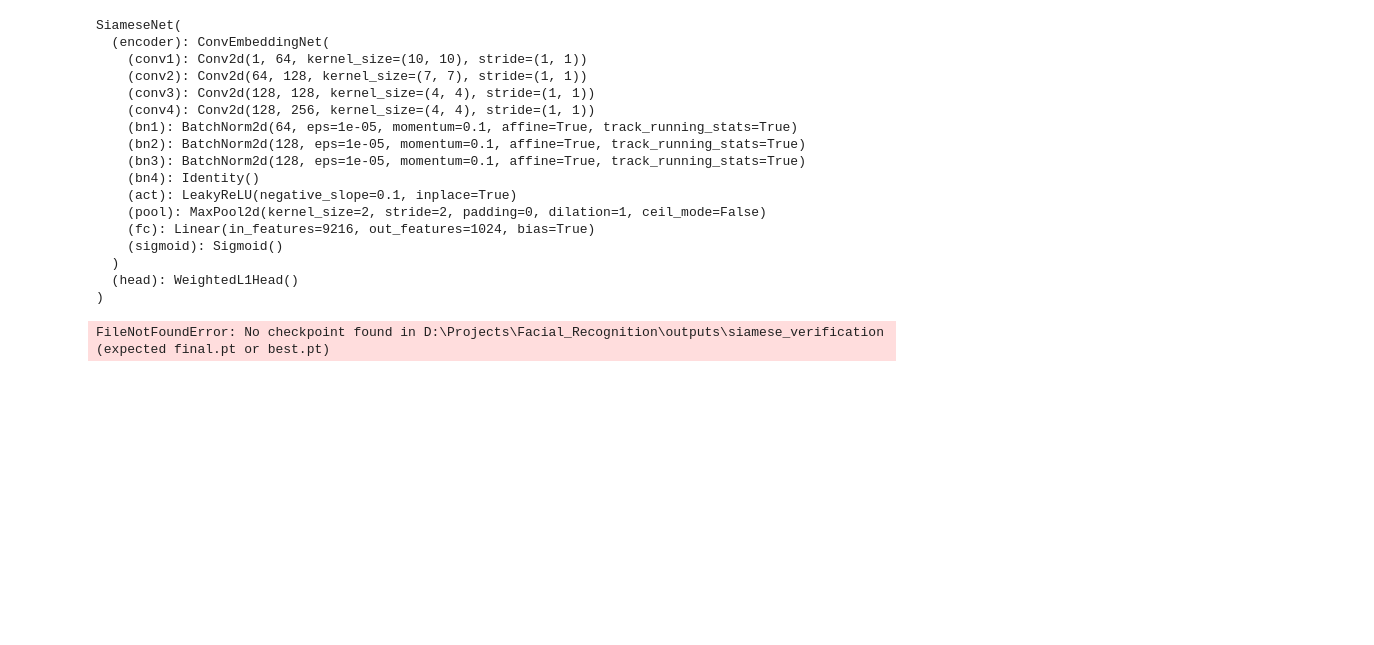
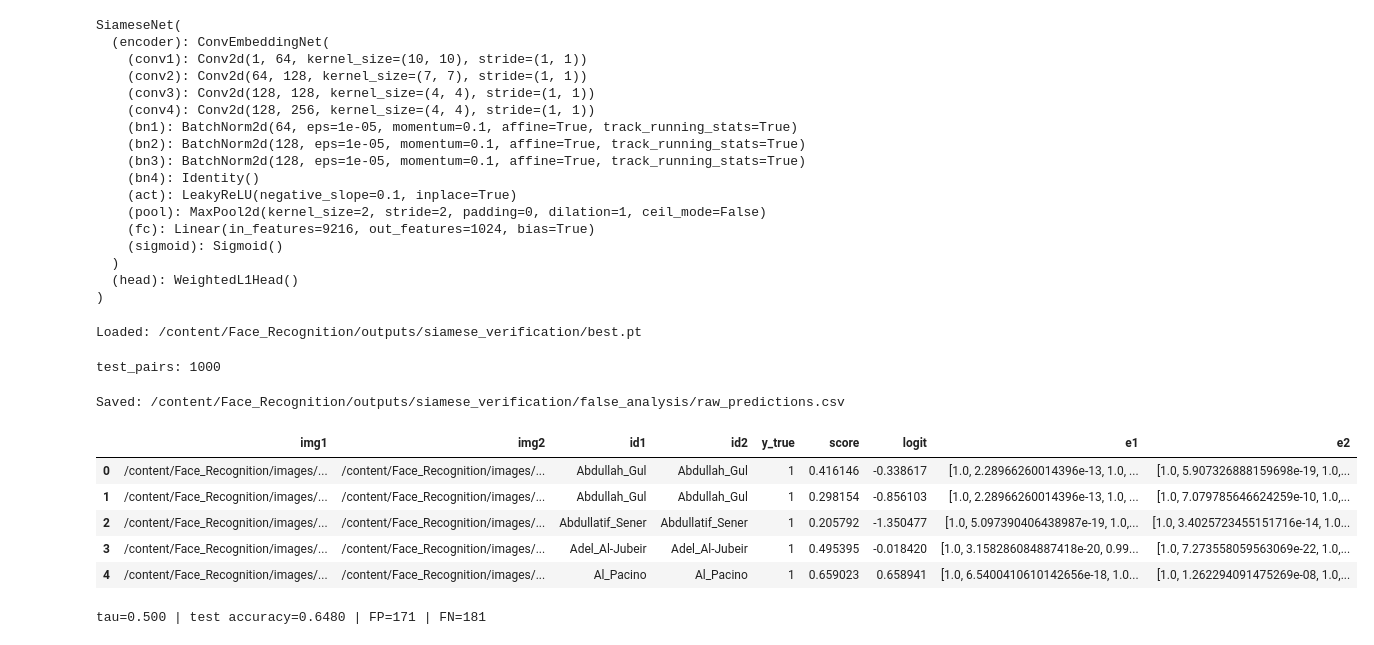
Before and after one commit to yehonatan768/Facial_Recognition, a Jupyter notebook: notebooks/False_Anlysis.ipynb, the cells around one changed output. Cells and saved outputs as stored; diff of their text form; code cells hidden in the pictures; blank space fills up the shorter version.

```diff
--- a/notebooks/False_Anlysis.ipynb
+++ b/notebooks/False_Anlysis.ipynb
@@ -71,9 +110,6 @@ import matplotlib.pyplot as plt
 # -------------------------
 # Set these
 # -------------------------
-PROJECT_ROOT = Path.cwd().resolve().parents[0]
+PROJECT_ROOT = Path.cwd().resolve()
 OUTPUTS_ROOT = PROJECT_ROOT / "outputs"
 EXP_NAME = None
-
-device = torch.device("cuda" if torch.cuda.is_available() else "cpu")
-device
@@ -191,7 +225,7 @@ ckpt = torch.load(ckpt_path, map_location=device)
 model.load_state_dict(ckpt["model"], strict=True)
 print("Loaded:", ckpt_path)
 # %% [output]
-FileNotFoundError: No checkpoint found in D:\Projects\Facial_Recognition\outputs\siamese_verification (expected final.pt or best.pt)
+Loaded: /content/Face_Recognition/outputs/siamese_verification/best.pt
 # %%
 # -------------------------
 # Build dataset/loader for TEST (or VAL)
@@ -213,14 +247,19 @@ print("test_pairs:", len(test_pairs))
 bs = int(cfg.get("optim", {}).get("batch_size", 128))
 test_ds = PairPathDataset(test_pairs, transform=eval_transform)
 test_loader = DataLoader(test_ds, batch_size=bs, shuffle=False, num_workers=0, pin_memory=False)
+# %% [output]
+test_pairs: 1000
 # %%
 # -------------------------
-# Run inference and save raw predictions
+# Run inference and save raw predictions (SRC-compatible)
 # -------------------------
 from tqdm.auto import tqdm
+import numpy as np
+import pandas as pd
+import torch
+from pathlib import Path
 
 def identity_from_path(p: Path) -> str:
-    # typical datasets: images/<identity>/<img>.jpg
     return p.parent.name
 
 records = []
@@ -233,60 +272,73 @@ with torch.no_grad():
 
         batch_pairs = test_pairs[offset : offset + bsz]
         offset += bsz
 
         x1 = x1.to(device, non_blocking=True)
         x2 = x2.to(device, non_blocking=True)
-        y = y.to(device)
 
-        p_same, e1, e2 = model(x1, x2)   # p_same: (B,)
-        p_same = p_same.detach().cpu().numpy()
+        # y comes from dataset; keep as int for saving
         y_np = y.detach().cpu().numpy().astype(int)
 
-        # embeddings for optional later analysis
+        # ---- Model output in this repo: logits ONLY (B,1) ----
+        logits = model(x1, x2)                 # (B,1)
+        probs = torch.sigmoid(logits).squeeze(1)  # (B,)
+        p_same = probs.detach().cpu().numpy()
+
+        # ---- Get embeddings explicitly from encoder ----
+        e1 = model.encoder(x1)   # (B,D)
+        e2 = model.encoder(x2)   # (B,D)
         e1_np = e1.detach().cpu().numpy()
         e2_np = e2.detach().cpu().numpy()
 
         for i, (p1, p2, _) in enumerate(batch_pairs):
             img1 = Path(p1)
             img2 = Path(p2)
+
             records.append({
                 "img1": str(img1),
                 "img2": str(img2),
                 "id1": identity_from_path(img1),
                 "id2": identity_from_path(img2),
                 "y_true": int(y_np[i]),
-                "score": float(p_same[i]),
+                "score": float(p_same[i]),        # probability of "same"
+                "logit": float(logits[i].item()), # optional but useful
                 "e1": e1_np[i].tolist(),
                 "e2": e2_np[i].tolist(),
             })
 
 df = pd.DataFrame(records)
+
 fa_dir = run_dir / "false_analysis"
 fa_dir.mkdir(parents=True, exist_ok=True)
 
-df.to_csv(fa_dir / "raw_predictions.csv", index=False)
-print("Saved:", fa_dir / "raw_predictions.csv")
+csv_path = fa_dir / "raw_predictions.csv"
+df.to_csv(csv_path, index=False)
+
+print("Saved:", csv_path)
 df.head()
+# %% [output]
+Saved: /content/Face_Recognition/outputs/siamese_verification/false_analysis/raw_predictions.csv
+|  | img1 | img2 | id1 | id2 | y_true | score | logit | e1 | e2 |
+| 0 | /content/Face_Recognition/images/... | /content/Face_Recognition/images/... | Abdullah_Gul | Abdullah_Gul | 1 | 0.416146 | -0.338617 | [1.0, 2.28966260014396e-13, 1.0, ... | [1.0, 5.907326888159698e-19, 1.0,... |
+| 1 | /content/Face_Recognition/images/... | /content/Face_Recognition/images/... | Abdullah_Gul | Abdullah_Gul | 1 | 0.298154 | -0.856103 | [1.0, 2.28966260014396e-13, 1.0, ... | [1.0, 7.079785646624259e-10, 1.0,... |
+| 2 | /content/Face_Recognition/images/... | /content/Face_Recognition/images/... | Abdullatif_Sener | Abdullatif_Sener | 1 | 0.205792 | -1.350477 | [1.0, 5.097390406438987e-19, 1.0,... | [1.0, 3.4025723455151716e-14, 1.0... |
+| 3 | /content/Face_Recognition/images/... | /content/Face_Recognition/images/... | Adel_Al-Jubeir | Adel_Al-Jubeir | 1 | 0.495395 | -0.018420 | [1.0, 3.158286084887418e-20, 0.99... | [1.0, 7.273558059563069e-22, 1.0,... |
+| 4 | /content/Face_Recognition/images/... | /content/Face_Recognition/images/... | Al_Pacino | Al_Pacino | 1 | 0.659023 | 0.658941 | [1.0, 6.5400410610142656e-18, 1.0... | [1.0, 1.262294091475269e-08, 1.0,... |
 # %%
-# -------------------------
-# Choose threshold and label errors
-# -------------------------
-def apply_threshold(df: pd.DataFrame, tau: float) -> pd.DataFrame:
-    out = df.copy()
-    out["y_pred"] = (out["score"].values >= tau).astype(int)
-    out["error_type"] = "TP"
-    out.loc[(out.y_true == 0) & (out.y_pred == 1), "error_type"] = "FP"
-    out.loc[(out.y_true == 1) & (out.y_pred == 0), "error_type"] = "FN"
-    out.loc[(out.y_true == 0) & (out.y_pred == 0), "error_type"] = "TN"
-    return out
+import pandas as pd
 
-tau = 0.5   # change if you want
+df = pd.read_csv(run_dir / "false_analysis" / "raw_predictions.csv")
+
+tau = 0.5
 dfa = apply_threshold(df, tau)
 
 acc = (dfa["y_pred"] == dfa["y_true"]).mean()
 fp = (dfa["error_type"] == "FP").sum()
 fn = (dfa["error_type"] == "FN").sum()
+
 print(f"tau={tau:.3f} | test accuracy={acc:.4f} | FP={fp} | FN={fn}")
+# %% [output]
+tau=0.500 | test accuracy=0.6480 | FP=171 | FN=181
 # %%
 # -------------------------
 # Optional: find best tau by maximizing accuracy on THIS set
```
Also changed, not shown: parts of 17 cells of this notebook, 3 other files.
